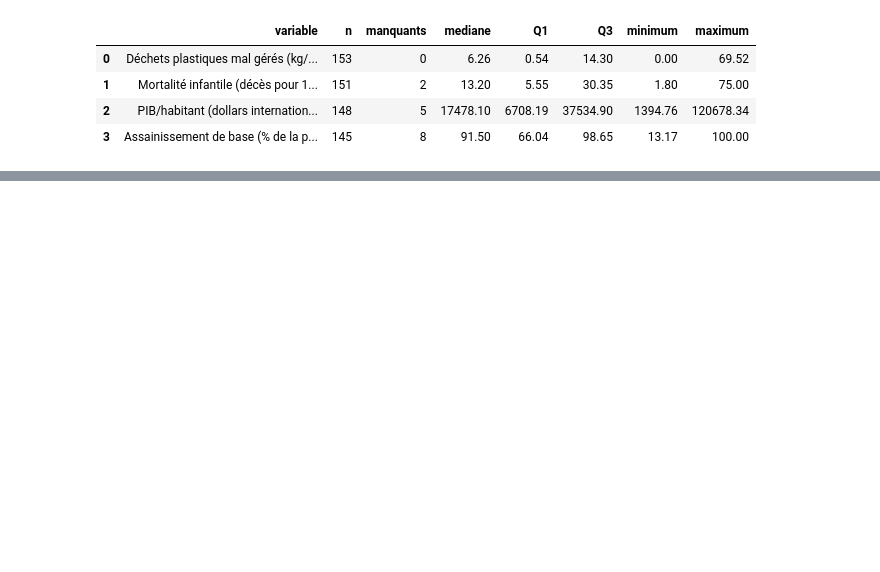
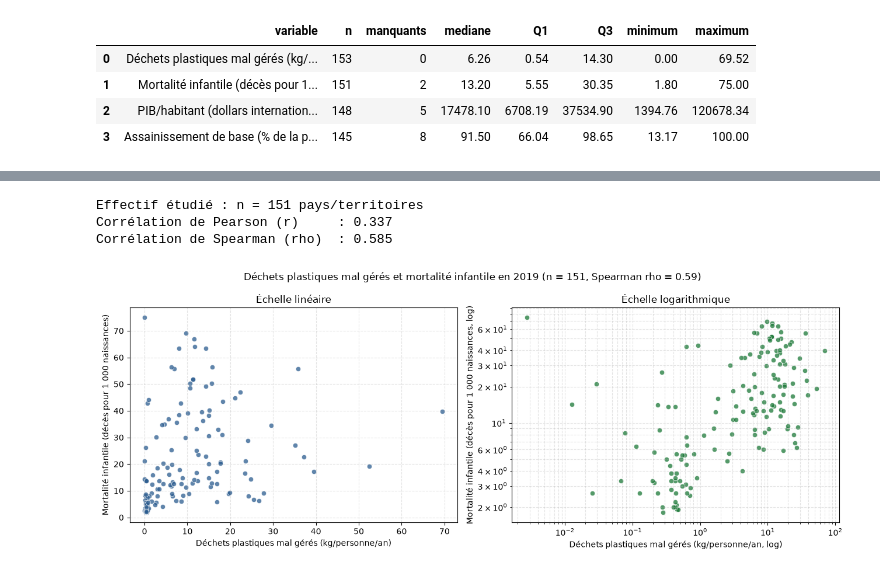
Before and after one commit to Rayanisworking/Python-pour-la-data-science, a Jupyter notebook: Notebook.ipynb, the cells around one changed output, grey strips where cells are left out. Saved outputs shown, nothing was run; the diff lists cells and outputs as text; code cells hidden in the pictures; blank space fills up the shorter version.

```diff
--- a/Notebook.ipynb
+++ b/Notebook.ipynb
@@ -189,0 +233,61 @@ df_descriptives.to_csv(TABLES_DIR / "statistiques_descriptives.csv", index=False
+# %%
+# Calcul des corrélations sur l'échantillon principal (déchets + mortalité)
+pearson_r = df_pair["plastic_kg_per_person"].corr(
+    df_pair["infant_mortality_per_1000"], method="pearson"
+)
+spearman_rho = df_pair["plastic_kg_per_person"].corr(
+    df_pair["infant_mortality_per_1000"], method="spearman"
+)
+
+print(f"Effectif étudié : n = {len(df_pair)} pays/territoires")
+print(f"Corrélation de Pearson (r)     : {pearson_r:.3f}")
+print(f"Corrélation de Spearman (rho)  : {spearman_rho:.3f}")
+
+# Graphique 2 : nuage de points (échelle linéaire et échelle logarithmique)
+fig, axes = plt.subplots(1, 2, figsize=(13, 5))
+
+# Panneau gauche : échelle linéaire
+axes[0].scatter(
+    df_pair["plastic_kg_per_person"],
+    df_pair["infant_mortality_per_1000"],
+    alpha=0.75,
+    color="#2b5c8f",
+    edgecolors="white",
+    linewidth=0.6,
+)
+axes[0].set_title("Échelle linéaire")
+axes[0].set_xlabel("Déchets plastiques mal gérés (kg/personne/an)")
+axes[0].set_ylabel("Mortalité infantile (décès pour 1 000 naissances)")
+axes[0].grid(True, linestyle="--", alpha=0.35)
+
+# Panneau droit : échelle logarithmique (valeurs strictement positives)
+df_pair_pos = df_pair[
+    (df_pair["plastic_kg_per_person"] > 0) & (df_pair["infant_mortality_per_1000"] > 0)
+]
+axes[1].scatter(
+    df_pair_pos["plastic_kg_per_person"],
+    df_pair_pos["infant_mortality_per_1000"],
+    alpha=0.75,
+    color="#1b7837",
+    edgecolors="white",
+    linewidth=0.6,
+)
+axes[1].set_xscale("log")
+axes[1].set_yscale("log")
+axes[1].set_title("Échelle logarithmique")
+axes[1].set_xlabel("Déchets plastiques mal gérés (kg/personne/an, log)")
+axes[1].set_ylabel("Mortalité infantile (décès pour 1 000 naissances, log)")
+axes[1].grid(True, which="both", linestyle="--", alpha=0.35)
+
+fig.suptitle(
+    f"Déchets plastiques mal gérés et mortalité infantile en 2019 (n = {len(df_pair)}, Spearman rho = {spearman_rho:.2f})",
+    fontsize=12,
+)
+plt.tight_layout()
+plt.savefig(FIGURES_DIR / "fig2_dechets_mortalite_2019.png", dpi=150)
+plt.show()
+# %% [output]
+Effectif étudié : n = 151 pays/territoires
+Corrélation de Pearson (r)     : 0.337
+Corrélation de Spearman (rho)  : 0.585
+[figure, added]
```
Also changed, not shown: parts of 4 cells of this notebook, 4 other files.
